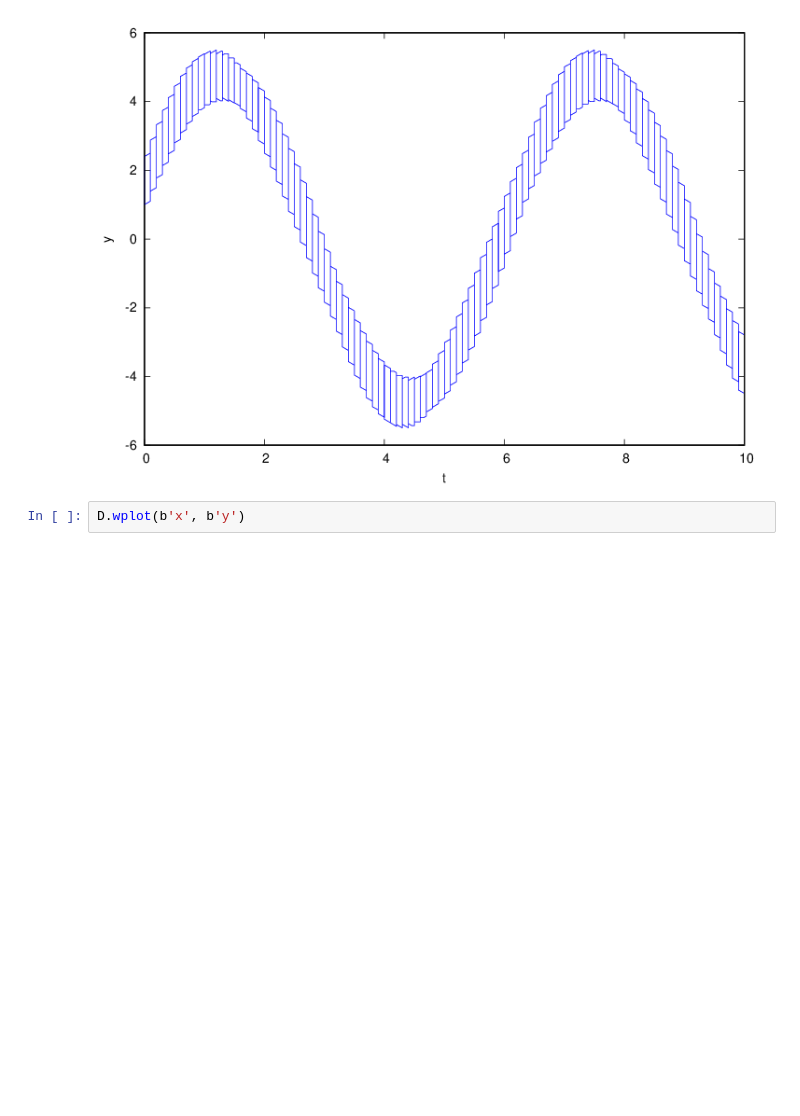
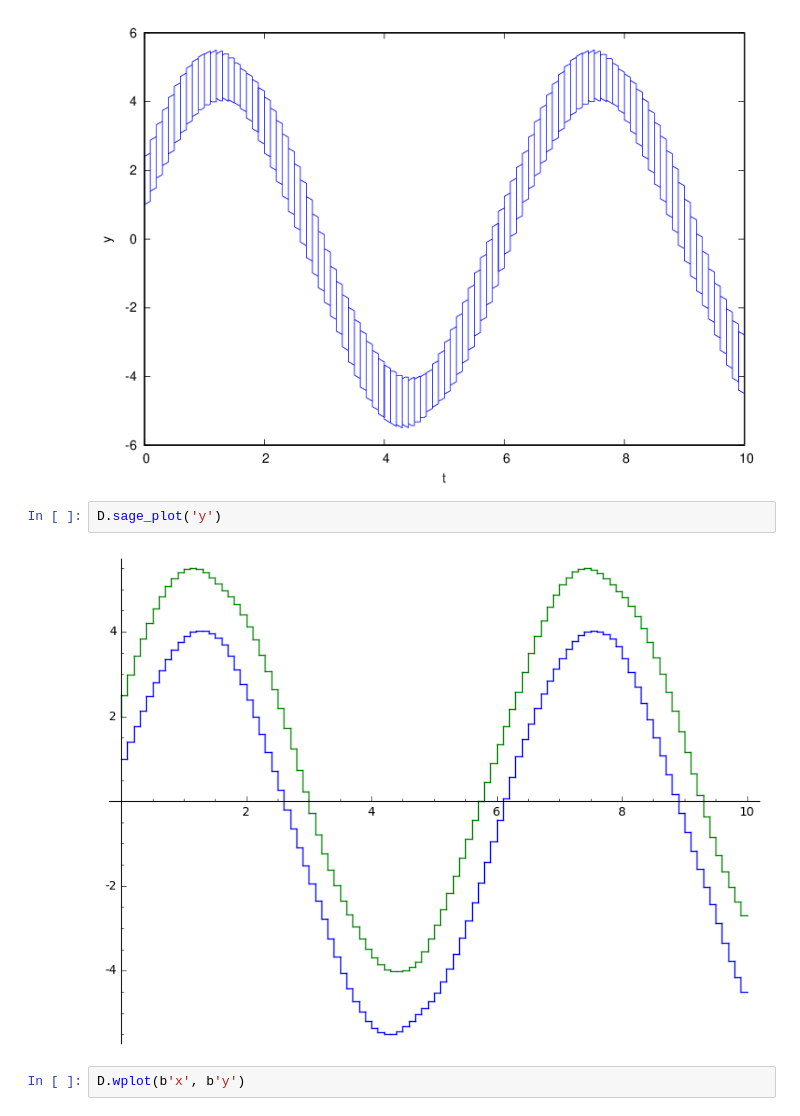
Before and after one commit to twright/Logic-of-Behaviour-in-Uncertain-Contexts, a Jupyter notebook: Flowstar wrapper tests.ipynb, the cells around one changed output. Drawn from its saved outputs; the diff is of its cells as text; blank space fills up the shorter version.

```diff
--- a/Flowstar wrapper tests.ipynb
+++ b/Flowstar wrapper tests.ipynb
@@ -64,6 +72,10 @@ D.wplot(b't', b'x')
 D.wplot(b't', b'y')
 # %% [output]
 [figure]
+# %%
+D.sage_plot('y')
+# %% [output]
+[figure, added]
 # %%
 D.wplot(b'x', b'y')
 # %% [output]
```
Also changed, not shown: parts of 7 cells of this notebook, 6 other files.
